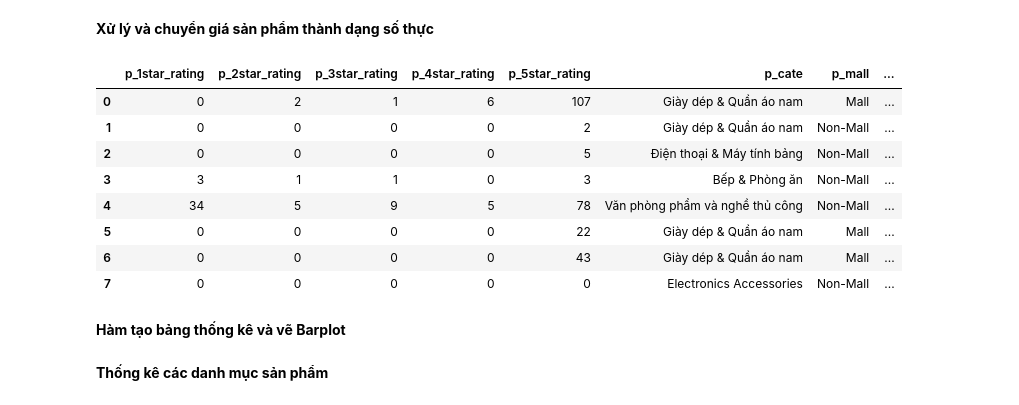
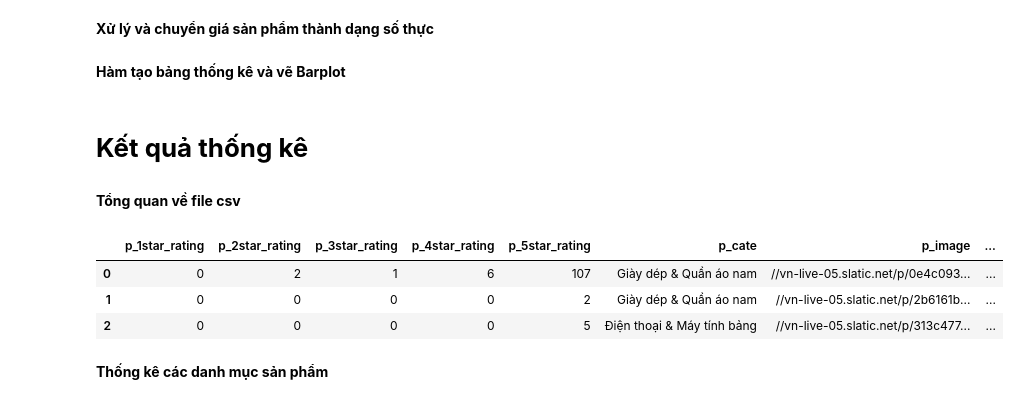
Before and after one commit to tranlybuu/Data_Lazada, a Jupyter notebook: lazada/thongke.ipynb, the cells around one changed output. Drawn from its saved outputs; the diff is of its cells as text; code cells hidden in the pictures.

```diff
--- a/lazada/thongke.ipynb
+++ b/lazada/thongke.ipynb
@@ -26,17 +28,6 @@ for item in price:
     item = item.strip()     # Loại bỏ khoảng trắng trước và sau giá tiền
     new_price.append(int(item))   # Chuyển giá tiền về kiểu dữ liệu số nguyên
 data["p_price"] = new_price
-data.head(10)
-# %% [output]
-|  | p_1star_rating | p_2star_rating | p_3star_rating | p_4star_rating | p_5star_rating | p_cate | p_mall | ... |
-| 0 | 0 | 2 | 1 | 6 | 107 | Giày dép & Quần áo nam | Mall | ... |
-| 1 | 0 | 0 | 0 | 0 | 2 | Giày dép & Quần áo nam | Non-Mall | ... |
-| 2 | 0 | 0 | 0 | 0 | 5 | Điện thoại & Máy tính bảng | Non-Mall | ... |
-| 3 | 3 | 1 | 1 | 0 | 3 | Bếp & Phòng ăn | Non-Mall | ... |
-| 4 | 34 | 5 | 9 | 5 | 78 | Văn phòng phẩm và nghề thủ công | Non-Mall | ... |
-| 5 | 0 | 0 | 0 | 0 | 22 | Giày dép & Quần áo nam | Mall | ... |
-| 6 | 0 | 0 | 0 | 0 | 43 | Giày dép & Quần áo nam | Mall | ... |
-| 7 | 0 | 0 | 0 | 0 | 0 | Electronics Accessories | Non-Mall | ... |
 # %% [markdown]
 **Hàm tạo bảng thống kê và vẽ Barplot**
 # %%
@@ -55,6 +46,17 @@ def stat_table(a,title_plt):
     # Barplot
     plt.title(title_plt, fontsize = 20, color = 'red')
     sns.barplot(percent, mylabels, data = dt, orient = 'h')
+# %% [markdown]
+# **Kết quả thống kê**
+# %% [markdown]
+**Tổng quan về file csv**
+# %%
+data.head(3)
+# %% [output]
+|  | p_1star_rating | p_2star_rating | p_3star_rating | p_4star_rating | p_5star_rating | p_cate | p_image | ... |
+| 0 | 0 | 2 | 1 | 6 | 107 | Giày dép & Quần áo nam | //vn-live-05.slatic.net/p/0e4c093... | ... |
+| 1 | 0 | 0 | 0 | 0 | 2 | Giày dép & Quần áo nam | //vn-live-05.slatic.net/p/2b6161b... | ... |
+| 2 | 0 | 0 | 0 | 0 | 5 | Điện thoại & Máy tính bảng | //vn-live-05.slatic.net/p/313c477... | ... |
 # %% [markdown]
 **Thống kê các danh mục sản phẩm**
 # %%
```
Also changed, not shown: parts of 1 cell of this notebook, 5 other files.
